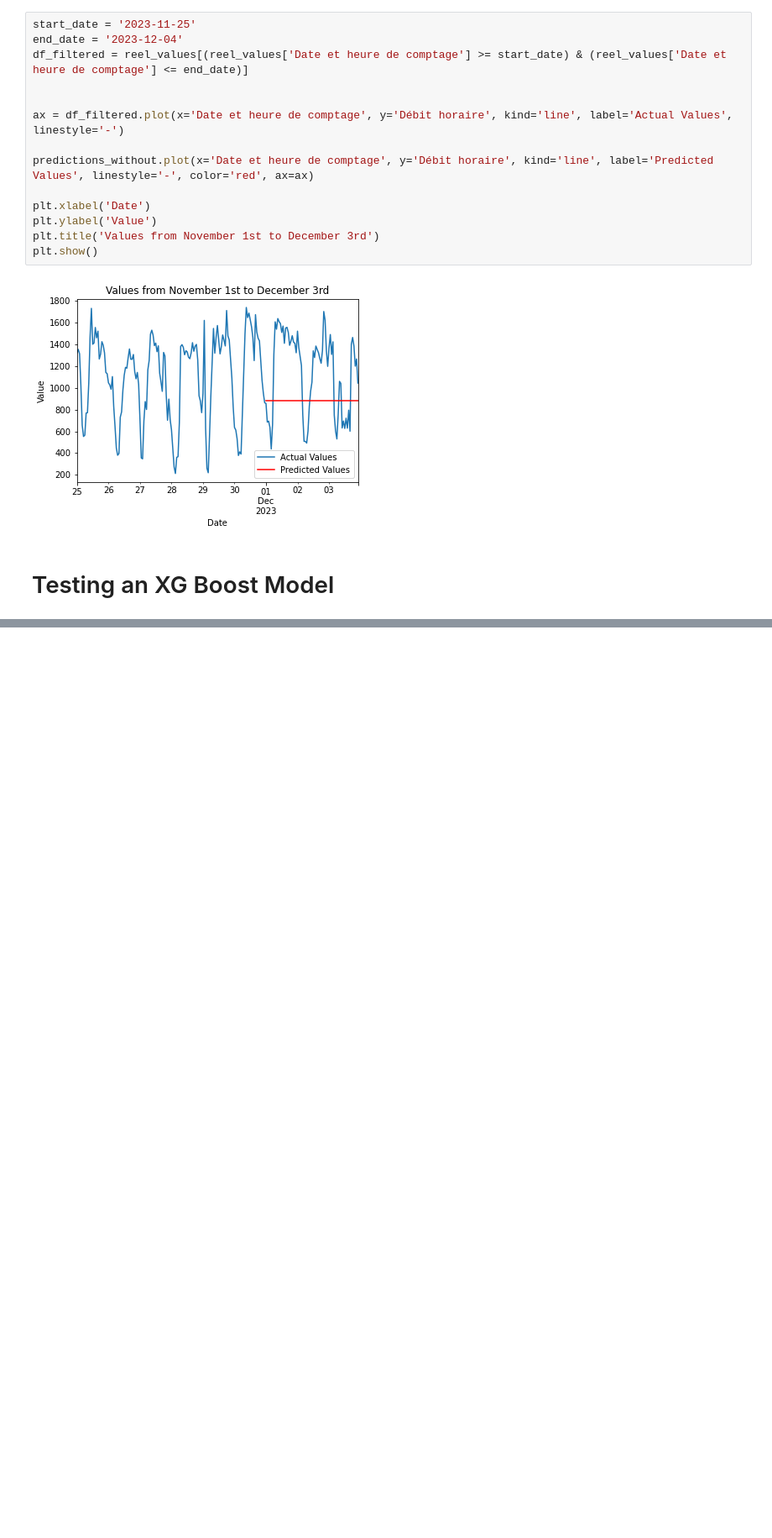
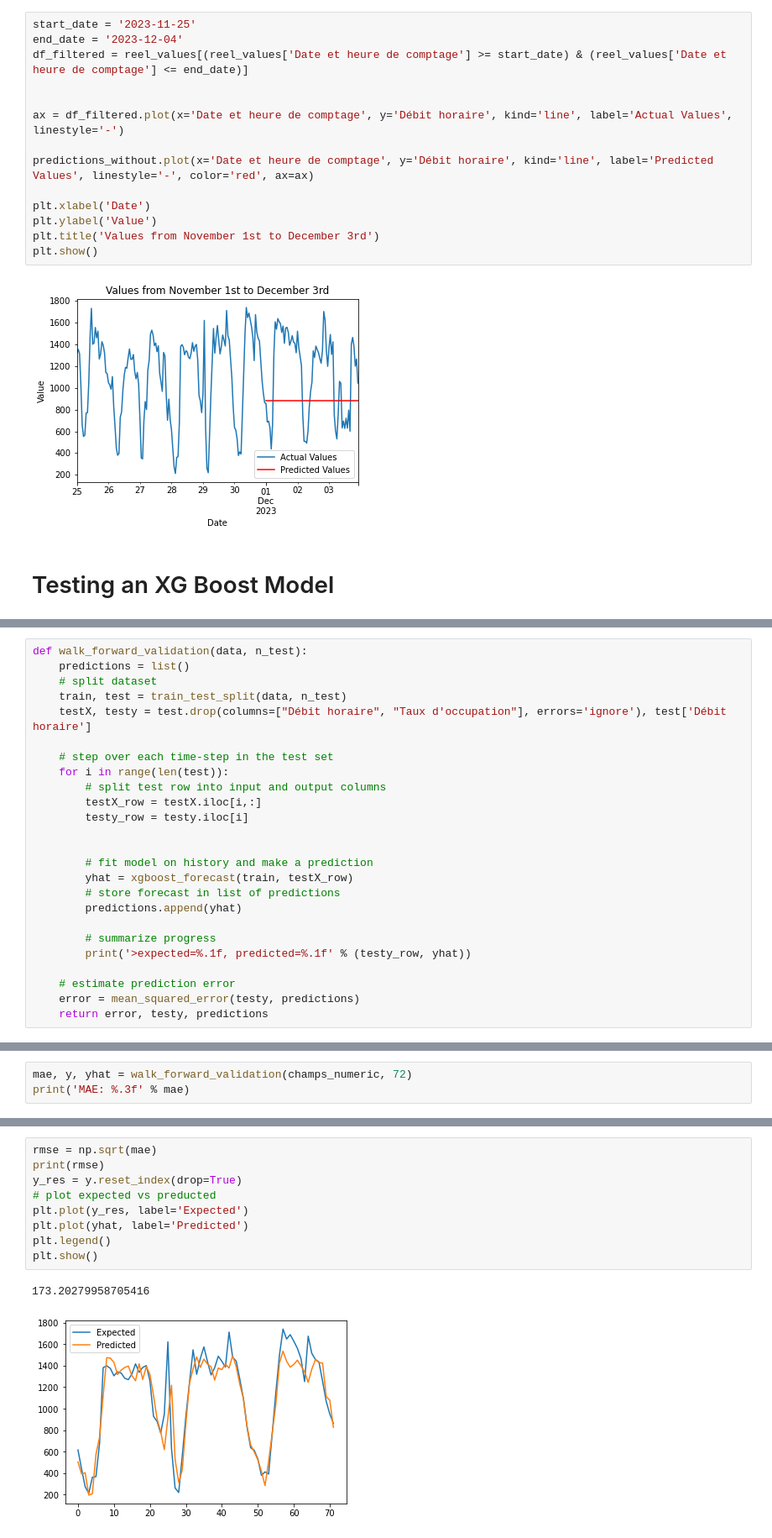
Before and after one commit to Behachee/Road-Traffic-Prediction-Paris, a Jupyter notebook: XGBoost.ipynb, the cells around one changed output, grey strips where cells are left out. Shown at 84% size. Drawn from its saved outputs; the diff is of its cells as text; blank space fills up the shorter version.

```diff
--- a/XGBoost.ipynb
+++ b/XGBoost.ipynb
@@ -215,0 +277,25 @@ Name: Débit horaire, Length: 9314, dtype: float64
+# %%
+def walk_forward_validation(data, n_test):
+    predictions = list()
+    # split dataset
+    train, test = train_test_split(data, n_test)
+    testX, testy = test.drop(columns=["Débit horaire", "Taux d'occupation"], errors='ignore'), test['Débit horaire']
+
+    # step over each time-step in the test set
+    for i in range(len(test)):
+        # split test row into input and output columns
+        testX_row = testX.iloc[i,:]
+        testy_row = testy.iloc[i]
+
+
+        # fit model on history and make a prediction
+        yhat = xgboost_forecast(train, testX_row)
+        # store forecast in list of predictions
+        predictions.append(yhat)
+
+        # summarize progress
+        print('>expected=%.1f, predicted=%.1f' % (testy_row, yhat))
+
+    # estimate prediction error
+    error = mean_squared_error(testy, predictions)
+    return error, testy, predictions
@@ -215,0 +320,3 @@ Name: Débit horaire, Length: 9314, dtype: float64
+# %%
+mae, y, yhat = walk_forward_validation(champs_numeric, 72)
+print('MAE: %.3f' % mae)
@@ -215,0 +379,12 @@ Name: Débit horaire, Length: 9314, dtype: float64
+# %%
+rmse = np.sqrt(mae)
+print(rmse)
+y_res = y.reset_index(drop=True)
+# plot expected vs preducted
+plt.plot(y_res, label='Expected')
+plt.plot(yhat, label='Predicted')
+plt.legend()
+plt.show()
+# %% [output]
+173.20279958705416
+[figure, added]
```
Also changed, not shown: parts of 17 cells of this notebook.
